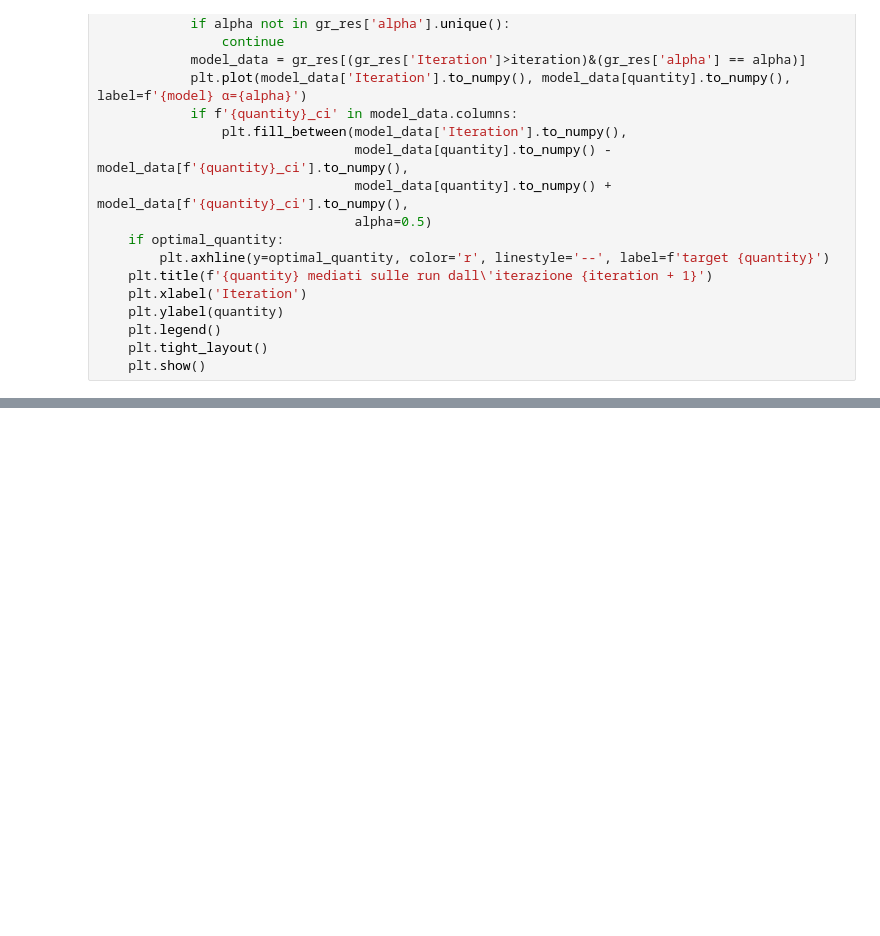
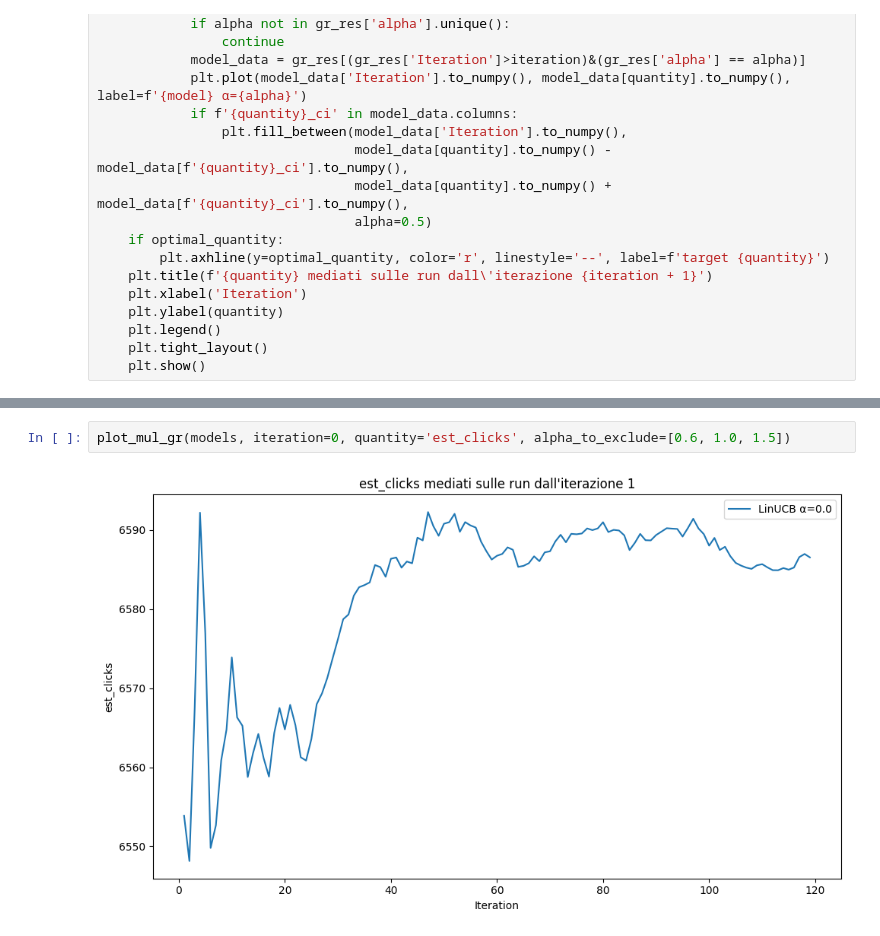
Before and after one commit to GiovanniChiurco/auction-gym, a Jupyter notebook: notebooks/group_results.ipynb, the cells around one changed output, grey strips where cells are left out. Cells and saved outputs as stored; diff of their text form; blank space fills up the shorter version.

```diff
--- a/notebooks/group_results.ipynb
+++ b/notebooks/group_results.ipynb
@@ -86,0 +100,4 @@ plot_mul_gr(models, iteration=1, quantity='clicks', alpha_to_exclude=[1.2, 2.0])
+# %%
+plot_mul_gr(models, iteration=0, quantity='est_clicks', alpha_to_exclude=[0.6, 1.0, 1.5])
+# %% [output]
+[figure, added]
```
Also changed, not shown: parts of 13 cells of this notebook, 9 other files.
